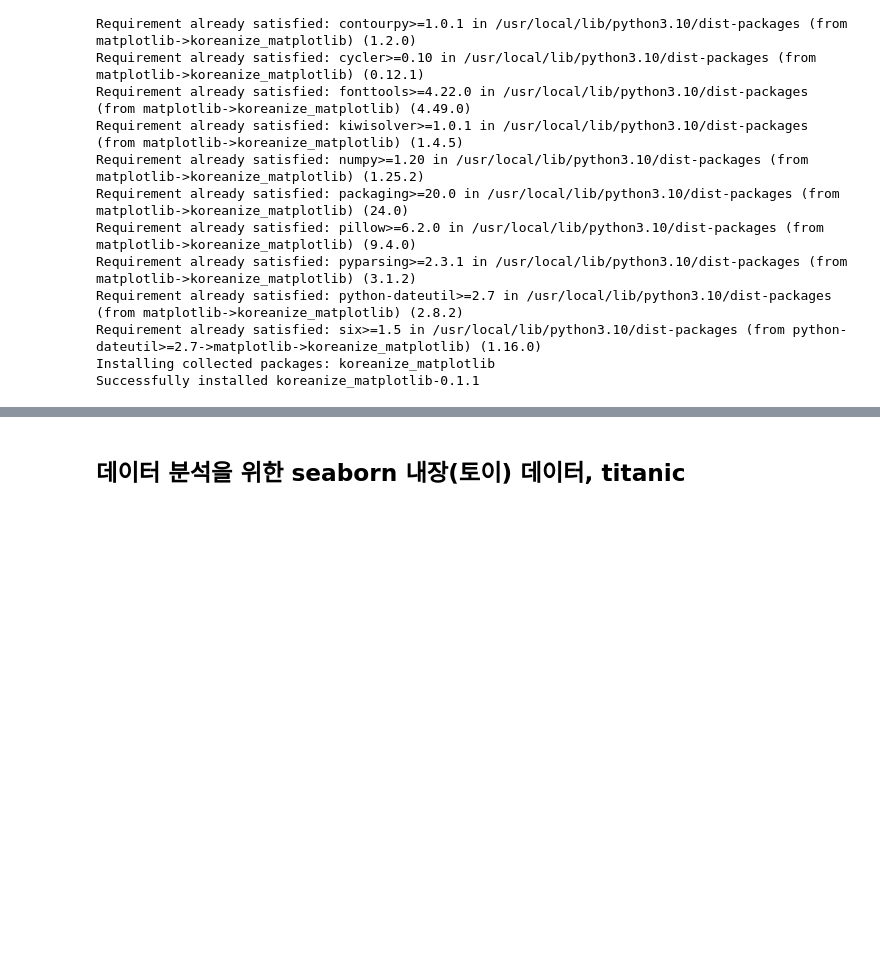
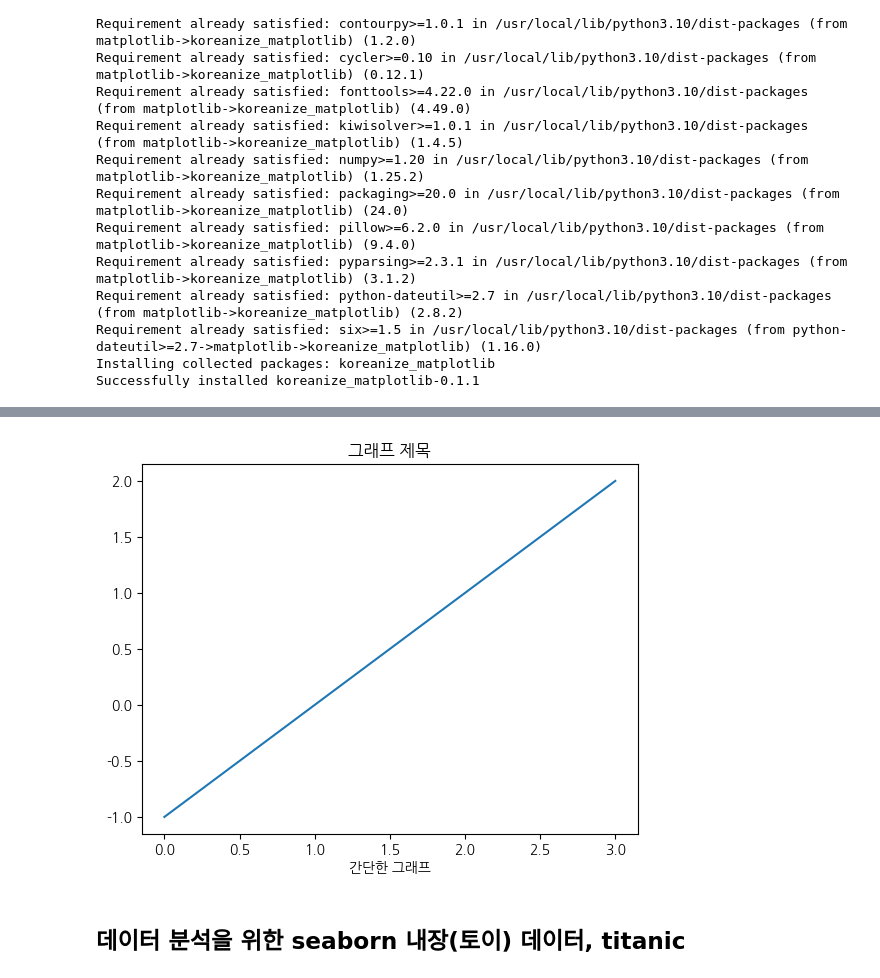
Before and after one commit to soyeonprincesss/2024-1-my-BDA, a Jupyter notebook: inclass/02w_0318_mon_dataframe_basic.ipynb, the cells around one changed output, grey strips where cells are left out. Cells and saved outputs as stored; diff of their text form; code cells hidden in the pictures; blank space fills up the shorter version.

```diff
--- a/inclass/02w_0318_mon_dataframe_basic.ipynb
+++ b/inclass/02w_0318_mon_dataframe_basic.ipynb
@@ -43,8 +43,8 @@ Successfully installed koreanize_matplotlib-0.1.1
 import matplotlib.pyplot as plt
 import koreanize_matplotlib
 
-plt.plot([-1. 0. 1, 2])
+plt.plot([-1, 0, 1, 2])
 plt.title('그래프 제목')
-plt.xabel('간단한 그래프')
+plt.xlabel('간단한 그래프')
 plt.show()
 # %% [output]
@@ -52,3 +51,4 @@ SyntaxError: invalid syntax. Perhaps you forgot a comma? (<ipython-input-24-0ca7
+[figure, added]
 # %% [markdown]
 ## 데이터 분석을 위한  seaborn 내장(토이) 데이터, titanic
 # %%
```
Also changed, not shown: parts of 4 cells of this notebook.
